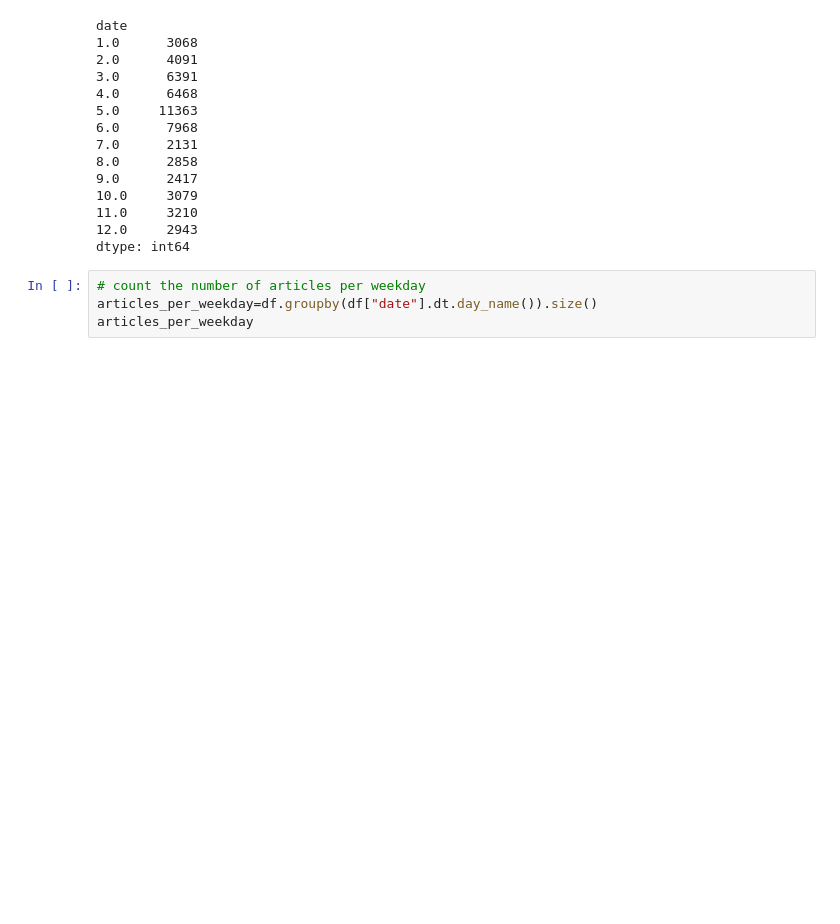
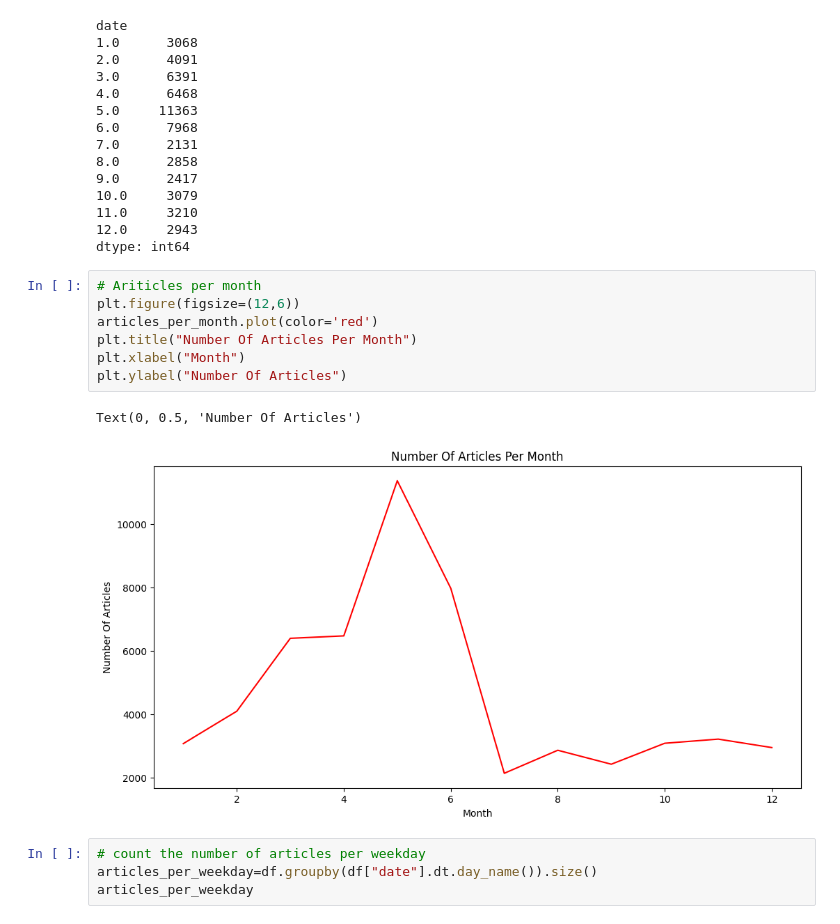
Before and after one commit to Kidist-c/Financial_new-Dataset-Analysis-week1, a Jupyter notebook: notebooks/raw_analyst_ratings.ipynb, the cells around one changed output. Saved outputs shown, nothing was run; the diff lists cells and outputs as text; blank space fills up the shorter version.

```diff
--- a/notebooks/raw_analyst_ratings.ipynb
+++ b/notebooks/raw_analyst_ratings.ipynb
@@ -199,6 +209,16 @@ date
 11.0     3210
 12.0     2943
 dtype: int64
+# %%
+# Ariticles per month
+plt.figure(figsize=(12,6))
+articles_per_month.plot(color='red')
+plt.title("Number Of Articles Per Month")
+plt.xlabel("Month")
+plt.ylabel("Number Of Articles")
+# %% [output]
+Text(0, 0.5, 'Number Of Articles')
+[figure, added]
 # %%
 # count the number of articles per weekday
 articles_per_weekday=df.groupby(df["date"].dt.day_name()).size()
```
Also changed, not shown: parts of 3 cells of this notebook, 1 other file.
